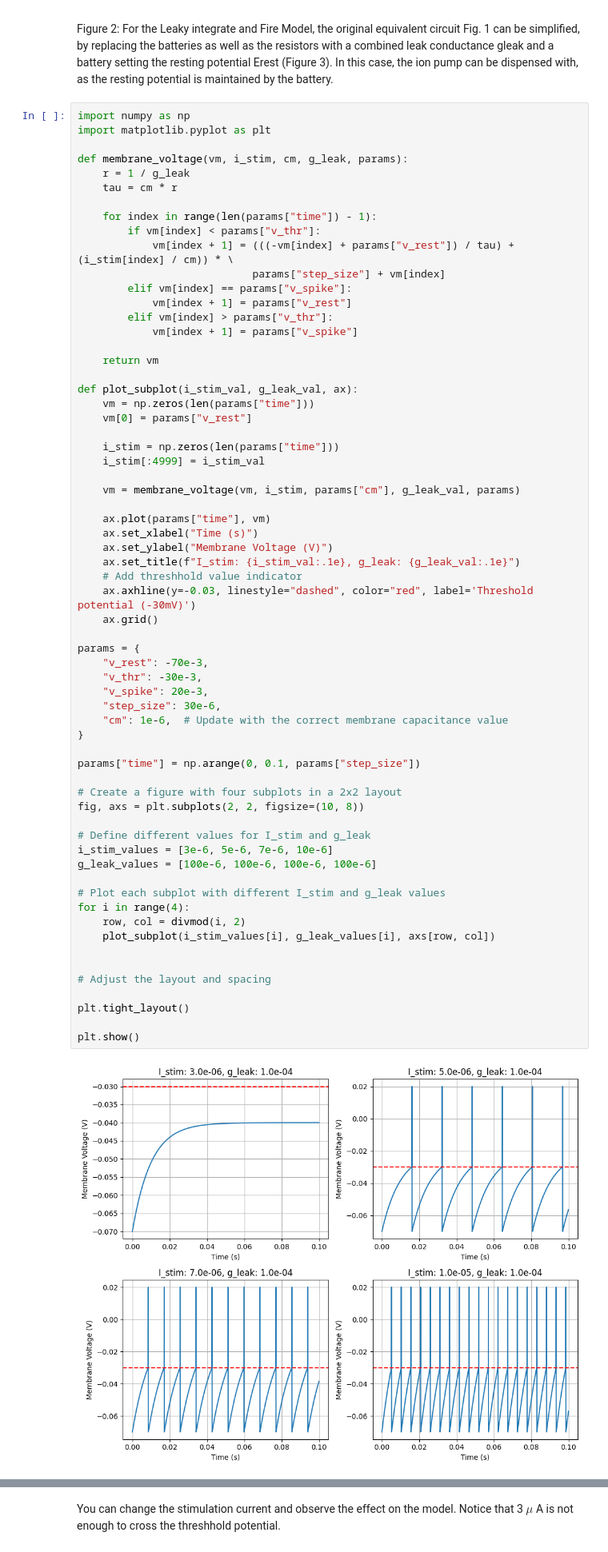
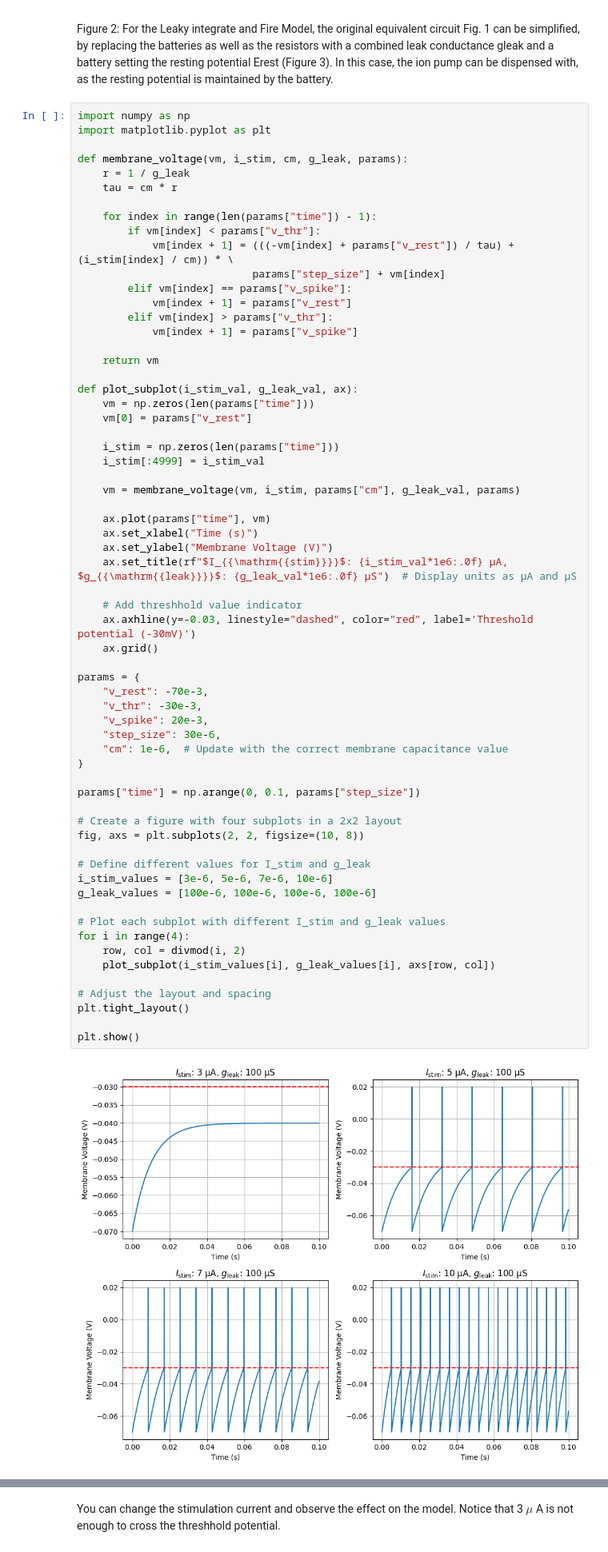
Before and after one commit to YKarsten/Neuron-Simulation, a Jupyter notebook: Neuron-Simulation.ipynb, the cells around one changed output, grey strips where cells are left out. Shown at 80% size. Saved outputs shown, nothing was run; the diff lists cells and outputs as text.

Commit message:
Change title of LIF static figure

```diff
--- a/Neuron-Simulation.ipynb
+++ b/Neuron-Simulation.ipynb
@@ -80,41 +80,40 @@ def plot_subplot(i_stim_val, g_leak_val, ax):
     ax.plot(params["time"], vm)
     ax.set_xlabel("Time (s)")
     ax.set_ylabel("Membrane Voltage (V)")
-    ax.set_title(f"I_stim: {i_stim_val:.1e}, g_leak: {g_leak_val:.1e}")
+    ax.set_title(rf"$I_{{\mathrm{{stim}}}}$: {i_stim_val*1e6:.0f} μA, $g_{{\mathrm{{leak}}}}$: {g_leak_val*1e6:.0f} μS")  # Display units as μA and μS
+
     # Add threshhold value indicator
     ax.axhline(y=-0.03, linestyle="dashed", color="red", label='Threshold potential (-30mV)')
     ax.grid()
 
 params = {
     "v_rest": -70e-3,
     "v_thr": -30e-3,
     "v_spike": 20e-3,
     "step_size": 30e-6,
     "cm": 1e-6,  # Update with the correct membrane capacitance value
 }
 
 params["time"] = np.arange(0, 0.1, params["step_size"])
 
 # Create a figure with four subplots in a 2x2 layout
 fig, axs = plt.subplots(2, 2, figsize=(10, 8))
 
 # Define different values for I_stim and g_leak
 i_stim_values = [3e-6, 5e-6, 7e-6, 10e-6]
 g_leak_values = [100e-6, 100e-6, 100e-6, 100e-6]
 
 # Plot each subplot with different I_stim and g_leak values
 for i in range(4):
     row, col = divmod(i, 2)
     plot_subplot(i_stim_values[i], g_leak_values[i], axs[row, col])
 
-
 # Adjust the layout and spacing
-
 plt.tight_layout()
 
 plt.show()
 # %% [output]
-[figure, old version]
+[figure, new version]
 # %%
 import ipywidgets as widgets
 from IPython.display import display, clear_output
```
Also changed, not shown: parts of 1 cell of this notebook.
